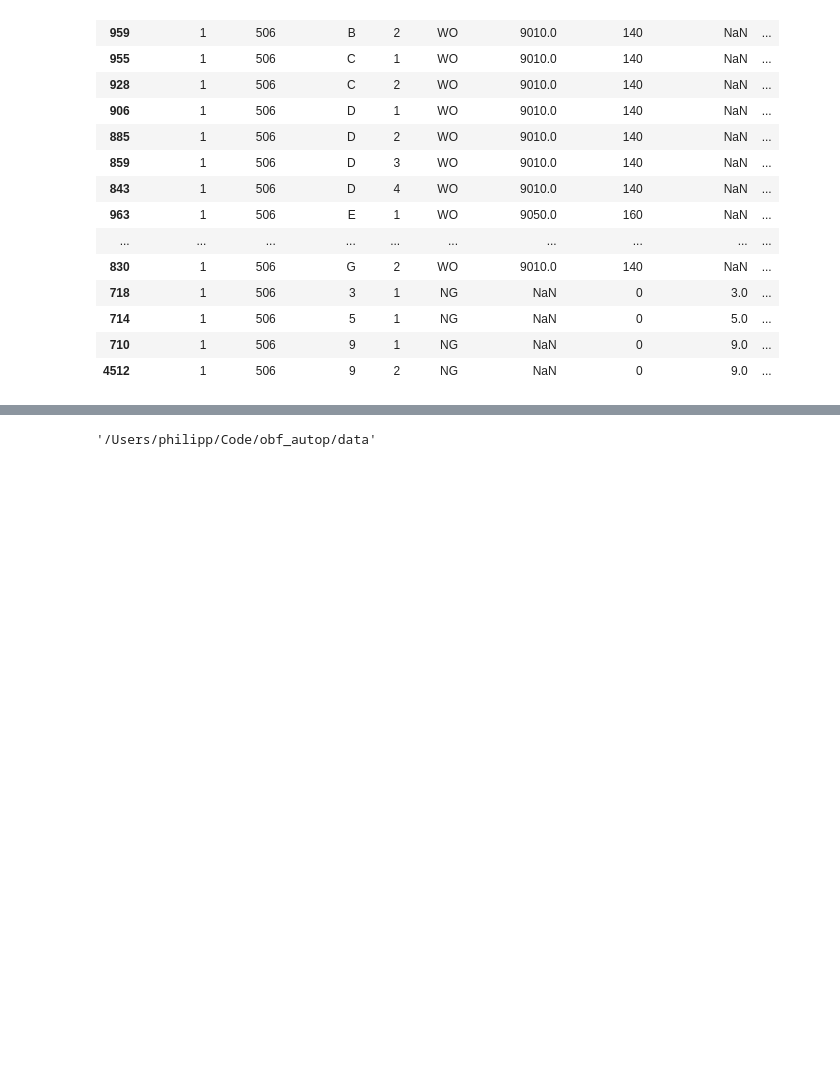
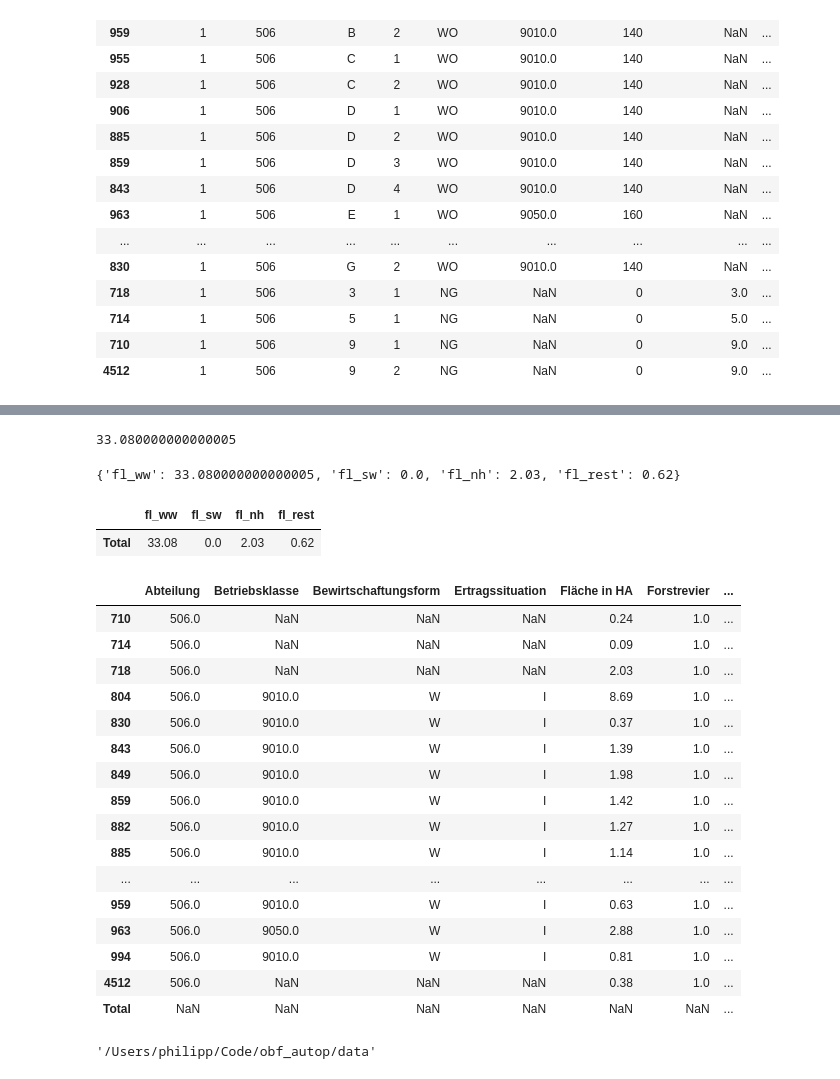
Before and after one commit to satlawa/obf_autop, a Jupyter notebook: flaechentabelle.ipynb, the cells around one changed output, grey strips where cells are left out. Drawn from its saved outputs; the diff is of its cells as text; code cells hidden in the pictures; blank space fills up the shorter version.

```diff
--- a/flaechentabelle.ipynb
+++ b/flaechentabelle.ipynb
@@ -155,0 +198,4 @@ x.sort_values(['Abteilung', 'WE-Typ', 'Unterabteil.', 'Teilfl.'], ascending=[Tru
+# %%
+x['fl_ww'].sum()
+# %% [output]
+33.080000000000005
@@ -155,0 +204,39 @@ x.sort_values(['Abteilung', 'WE-Typ', 'Unterabteil.', 'Teilfl.'], ascending=[Tru
+# %%
+xx.loc['Total'] = pd.Series(xx['fl_ww'].sum(), index = ['fl_ww'])
+xx.loc['Total'] = pd.Series(xx['fl_sw'].sum(), index = ['fl_sw'])
+xx.loc['Total'] = pd.Series(xx['fl_nh'].sum(), index = ['fl_nh'])
+xx.loc['Total'] = pd.Series(xx['fl_rest'].sum(), index = ['fl_rest'])
+# %%
+sum_df = {'fl_ww': xx['fl_ww'].sum(), 'fl_sw': xx['fl_sw'].sum(), 'fl_nh': xx['fl_nh'].sum(), 'fl_rest': xx['fl_rest'].sum()}
+# %%
+sum_df
+# %% [output]
+{'fl_ww': 33.080000000000005, 'fl_sw': 0.0, 'fl_nh': 2.03, 'fl_rest': 0.62}
+# %%
+df = pd.DataFrame(data=sum_df, index = ["Total"])
+df
+# %% [output]
+|  | fl_ww | fl_sw | fl_nh | fl_rest |
+| Total | 33.08 | 0.0 | 2.03 | 0.62 |
+# %%
+xx = xx.append(df)
+# %%
+xx
+# %% [output]
+|  | Abteilung | Betriebsklasse | Bewirtschaftungsform | Ertragssituation | Fläche in HA | Forstrevier | ... |
+| 710 | 506.0 | NaN | NaN | NaN | 0.24 | 1.0 | ... |
+| 714 | 506.0 | NaN | NaN | NaN | 0.09 | 1.0 | ... |
+| 718 | 506.0 | NaN | NaN | NaN | 2.03 | 1.0 | ... |
+| 804 | 506.0 | 9010.0 | W | I | 8.69 | 1.0 | ... |
+| 830 | 506.0 | 9010.0 | W | I | 0.37 | 1.0 | ... |
+| 843 | 506.0 | 9010.0 | W | I | 1.39 | 1.0 | ... |
+| 849 | 506.0 | 9010.0 | W | I | 1.98 | 1.0 | ... |
+| 859 | 506.0 | 9010.0 | W | I | 1.42 | 1.0 | ... |
+| 882 | 506.0 | 9010.0 | W | I | 1.27 | 1.0 | ... |
+| 885 | 506.0 | 9010.0 | W | I | 1.14 | 1.0 | ... |
+| ... | ... | ... | ... | ... | ... | ... | ... |
+| 959 | 506.0 | 9010.0 | W | I | 0.63 | 1.0 | ... |
+| 963 | 506.0 | 9050.0 | W | I | 2.88 | 1.0 | ... |
+| 994 | 506.0 | 9010.0 | W | I | 0.81 | 1.0 | ... |
+| 4512 | 506.0 | NaN | NaN | NaN | 0.38 | 1.0 | ... |
+| Total | NaN | NaN | NaN | NaN | NaN | NaN | ... |
```
Also changed, not shown: parts of 14 cells of this notebook, 2 other files.
